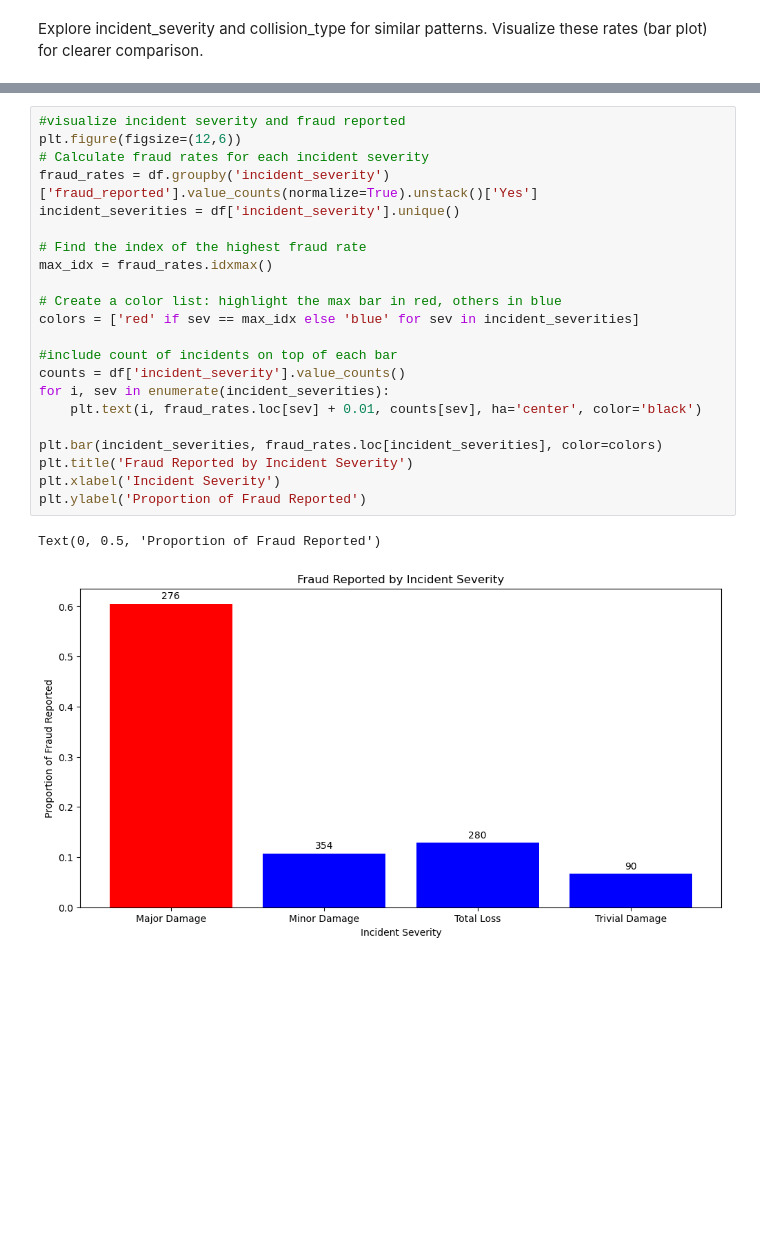
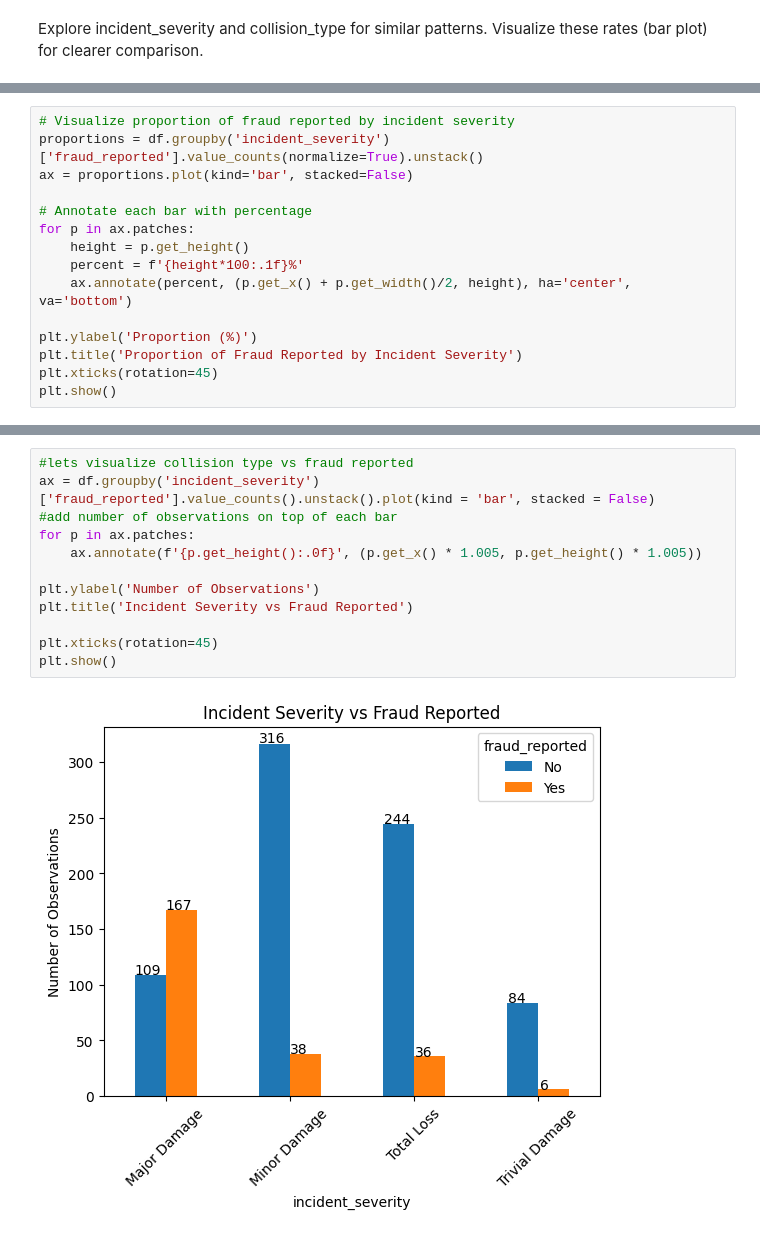
Before and after one commit to oaj1/Insurance_Claims, a Jupyter notebook: Insurance_Claims_IncidentTypeEDA.ipynb, the cells around one changed output, grey strips where cells are left out. Cells and saved outputs as stored; diff of their text form; blank space fills up the shorter version.

Commit message:
collision type and severity EDA

```diff
--- a/Insurance_Claims_IncidentTypeEDA.ipynb
+++ b/Insurance_Claims_IncidentTypeEDA.ipynb
@@ -56,3 +87,18 @@ Total Loss         No                0.871429
 Trivial Damage     No                0.933333
                    Yes               0.066667
 Name: proportion, dtype: float64
+# %%
+# Visualize proportion of fraud reported by incident severity
+proportions = df.groupby('incident_severity')['fraud_reported'].value_counts(normalize=True).unstack()
+ax = proportions.plot(kind='bar', stacked=False)
+
+# Annotate each bar with percentage
+for p in ax.patches:
+    height = p.get_height()
+    percent = f'{height*100:.1f}%'
+    ax.annotate(percent, (p.get_x() + p.get_width()/2, height), ha='center', va='bottom')
+
+plt.ylabel('Proportion (%)')
+plt.title('Proportion of Fraud Reported by Incident Severity')
+plt.xticks(rotation=45)
+plt.show()
@@ -59,25 +107,14 @@ Name: proportion, dtype: float64
 # %%
-#visualize incident severity and fraud reported
-plt.figure(figsize=(12,6))
-# Calculate fraud rates for each incident severity
-fraud_rates = df.groupby('incident_severity')['fraud_reported'].value_counts(normalize=True).unstack()['Yes']
-incident_severities = df['incident_severity'].unique()
+#lets visualize collision type vs fraud reported
+ax = df.groupby('incident_severity')['fraud_reported'].value_counts().unstack().plot(kind = 'bar', stacked = False)
+#add number of observations on top of each bar
+for p in ax.patches:
+    ax.annotate(f'{p.get_height():.0f}', (p.get_x() * 1.005, p.get_height() * 1.005))
 
-# Find the index of the highest fraud rate
-max_idx = fraud_rates.idxmax()
+plt.ylabel('Number of Observations')
+plt.title('Incident Severity vs Fraud Reported')
 
-# Create a color list: highlight the max bar in red, others in blue
-colors = ['red' if sev == max_idx else 'blue' for sev in incident_severities]
-
-#include count of incidents on top of each bar
-counts = df['incident_severity'].value_counts()
-for i, sev in enumerate(incident_severities):
-	plt.text(i, fraud_rates.loc[sev] + 0.01, counts[sev], ha='center', color='black')
-
-plt.bar(incident_severities, fraud_rates.loc[incident_severities], color=colors)
-plt.title('Fraud Reported by Incident Severity')
-plt.xlabel('Incident Severity')
-plt.ylabel('Proportion of Fraud Reported')
+plt.xticks(rotation=45)
+plt.show()
 # %% [output]
-Text(0, 0.5, 'Proportion of Fraud Reported')
-[figure, old version]
+[figure, new version]
```
Also changed, not shown: parts of 5 cells of this notebook.
